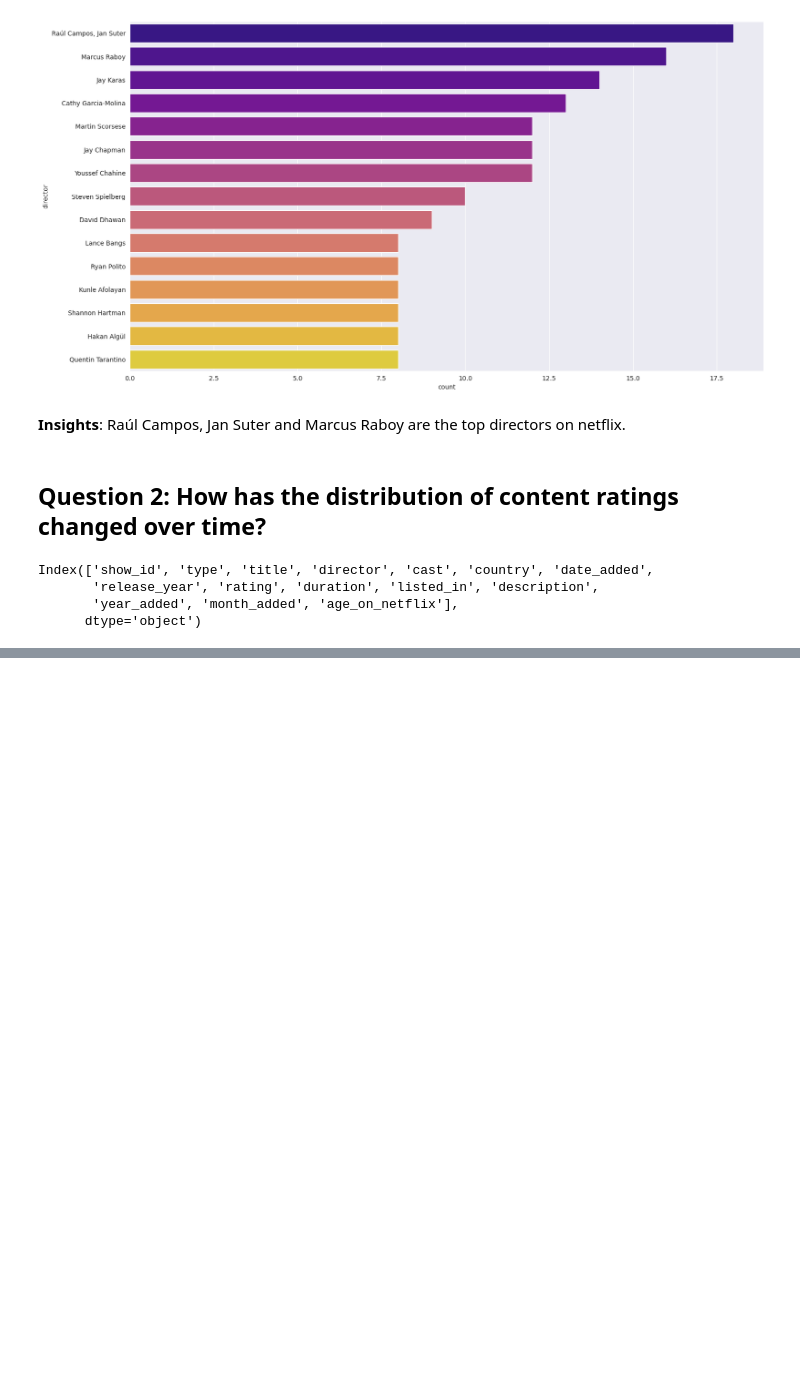
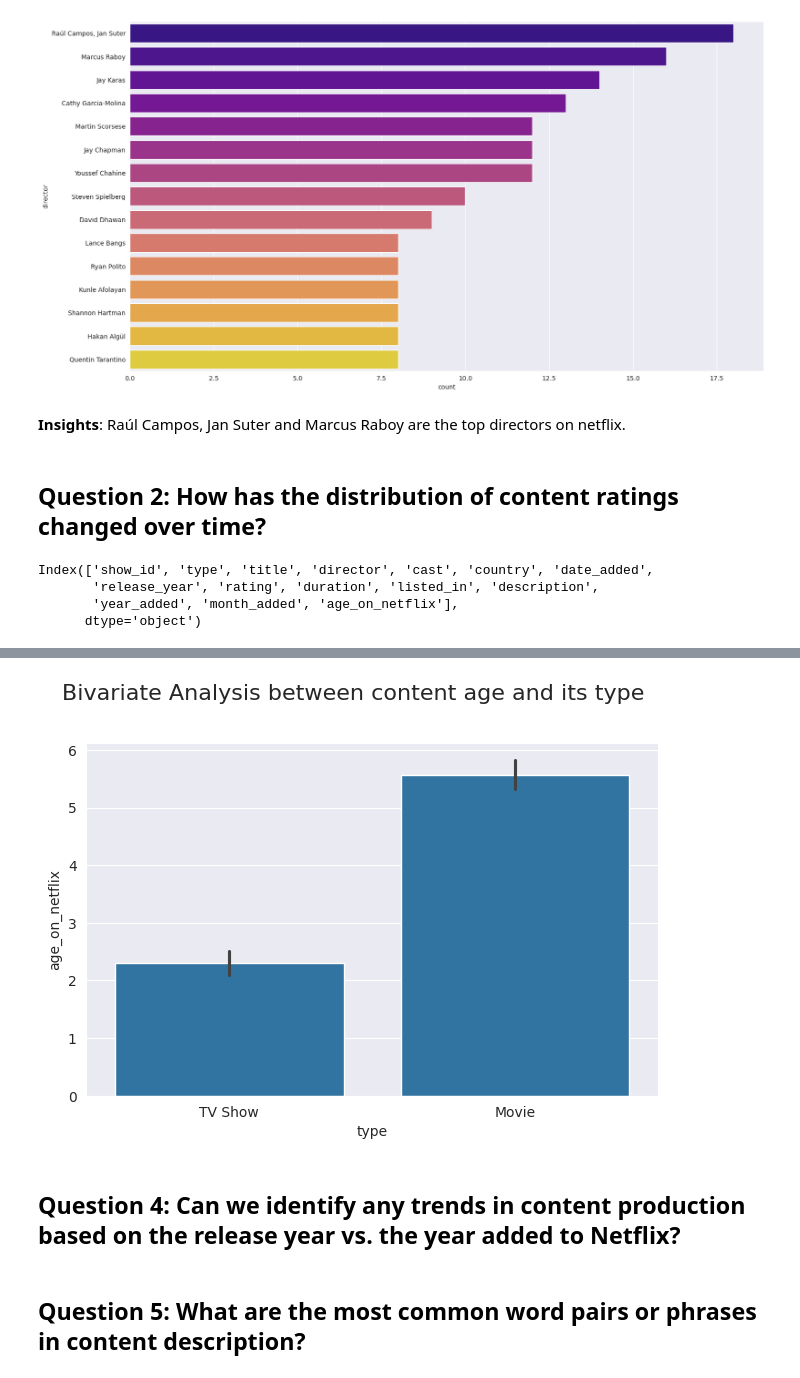
Before and after one commit to Yashtiii/Netflix-Content-Strategy, a Jupyter notebook: Netflix's_content_strategy.ipynb, the cells around one changed output, grey strips where cells are left out. Saved outputs shown, nothing was run; the diff lists cells and outputs as text; code cells hidden in the pictures; blank space fills up the shorter version.

```diff
--- a/Netflix's_content_strategy.ipynb
+++ b/Netflix's_content_strategy.ipynb
@@ -860,0 +901,13 @@ Index(['show_id', 'type', 'title', 'director', 'cast', 'country', 'date_added',
+# %%
+fig, ax = plt.subplots()
+fig.suptitle('Bivariate Analysis between content age and its type', fontsize=16)
+
+sns.barplot(ax= ax, x='type', y='age_on_netflix', data=netflix_df)
+plt.tight_layout(rect=[0, 0, 1, 0.96])
+plt.show()
+# %% [output]
+[figure, added]
+# %% [markdown]
+## Question 4: Can we identify any trends in content production based on the release year vs. the year added to Netflix?
+# %% [markdown]
+## Question 5: What are the most common word pairs or phrases in content description?
```
Also changed, not shown: parts of 4 cells of this notebook.
